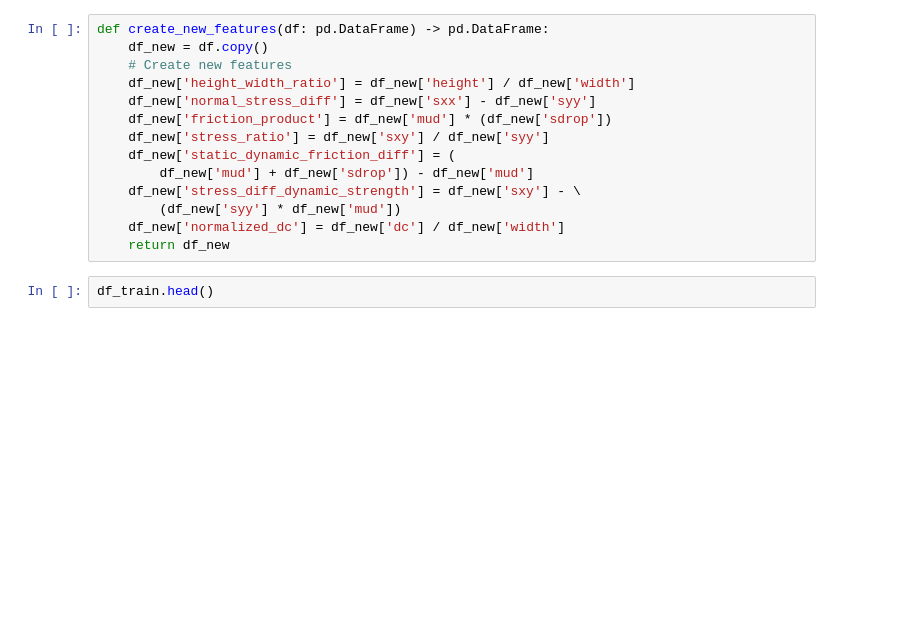
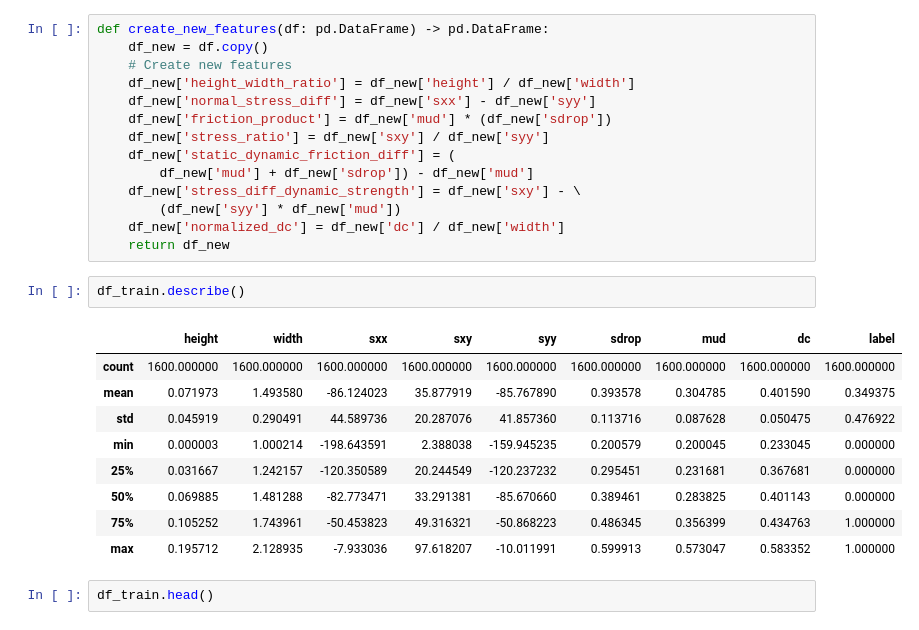
Before and after one commit to msahamed/Earthquake_rupture_data_generation, a Jupyter notebook: 01_supervised_fine_tune.ipynb, the cells around one changed output. Cells and saved outputs as stored; diff of their text form; blank space fills up the shorter version.

```diff
--- a/01_supervised_fine_tune.ipynb
+++ b/01_supervised_fine_tune.ipynb
@@ -48,6 +48,18 @@ def create_new_features(df: pd.DataFrame) -> pd.DataFrame:
         (df_new['syy'] * df_new['mud'])
     df_new['normalized_dc'] = df_new['dc'] / df_new['width']
     return df_new
+# %%
+df_train.describe()
+# %% [output]
+|  | height | width | sxx | sxy | syy | sdrop | mud | dc | label |
+| count | 1600.000000 | 1600.000000 | 1600.000000 | 1600.000000 | 1600.000000 | 1600.000000 | 1600.000000 | 1600.000000 | 1600.000000 |
+| mean | 0.071973 | 1.493580 | -86.124023 | 35.877919 | -85.767890 | 0.393578 | 0.304785 | 0.401590 | 0.349375 |
+| std | 0.045919 | 0.290491 | 44.589736 | 20.287076 | 41.857360 | 0.113716 | 0.087628 | 0.050475 | 0.476922 |
+| min | 0.000003 | 1.000214 | -198.643591 | 2.388038 | -159.945235 | 0.200579 | 0.200045 | 0.233045 | 0.000000 |
+| 25% | 0.031667 | 1.242157 | -120.350589 | 20.244549 | -120.237232 | 0.295451 | 0.231681 | 0.367681 | 0.000000 |
+| 50% | 0.069885 | 1.481288 | -82.773471 | 33.291381 | -85.670660 | 0.389461 | 0.283825 | 0.401143 | 0.000000 |
+| 75% | 0.105252 | 1.743961 | -50.453823 | 49.316321 | -50.868223 | 0.486345 | 0.356399 | 0.434763 | 1.000000 |
+| max | 0.195712 | 2.128935 | -7.933036 | 97.618207 | -10.011991 | 0.599913 | 0.573047 | 0.583352 | 1.000000 |
 # %%
 df_train.head()
 # %% [output]
```
